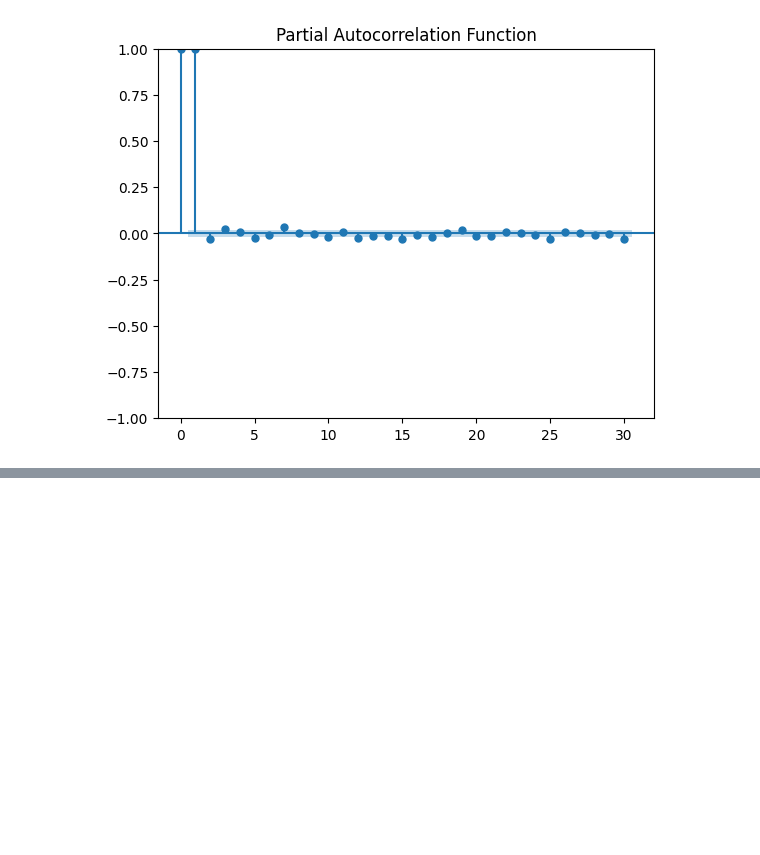
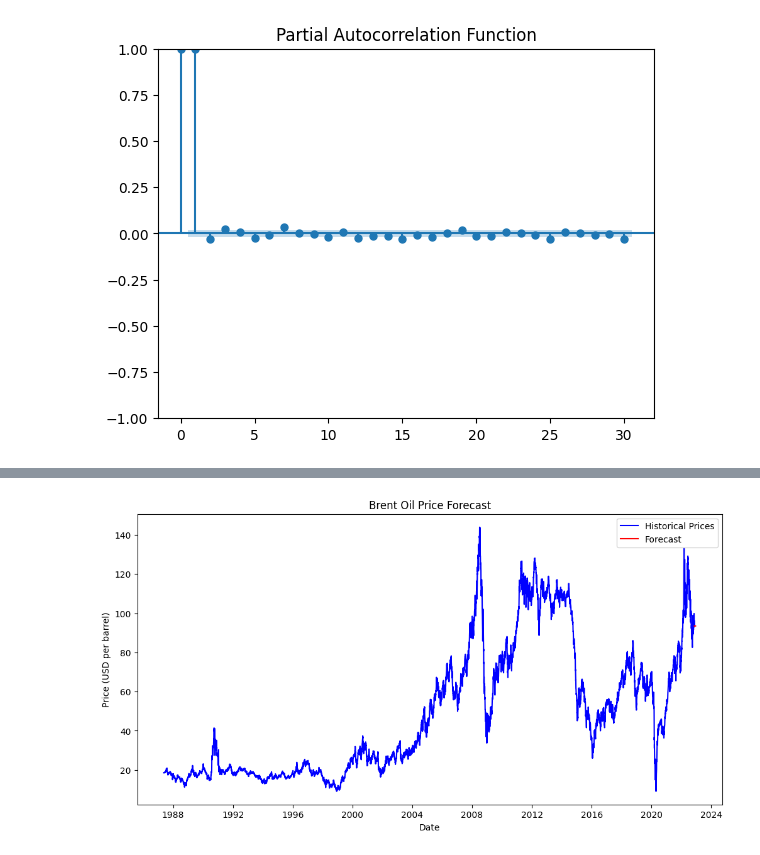
Before and after one commit to NaimaT15/Oil_Price_Analysis, a Jupyter notebook: notebooks/oil_price_analysis.ipynb, the cells around one changed output, grey strips where cells are left out. Cells and saved outputs as stored; diff of their text form; code cells hidden in the pictures; blank space fills up the shorter version.

```diff
--- a/notebooks/oil_price_analysis.ipynb
+++ b/notebooks/oil_price_analysis.ipynb
@@ -88,0 +120,15 @@ Warnings:
+# %%
+# Forecasting
+forecast = model_fit.forecast(steps=30)  # Forecast for the next 30 days
+
+# Plotting the historical prices and the forecast
+plt.figure(figsize=(12, 6))
+plt.plot(data.index, data['Price'], label='Historical Prices', color='blue')
+plt.plot(pd.date_range(start=data.index[-1], periods=30, freq='D'), forecast, label='Forecast', color='red')
+plt.title('Brent Oil Price Forecast')
+plt.xlabel('Date')
+plt.ylabel('Price (USD per barrel)')
+plt.legend()
+plt.show()
+# %% [output]
+[figure, added]
```
Also changed, not shown: parts of 49 cells of this notebook, 1 other file.
